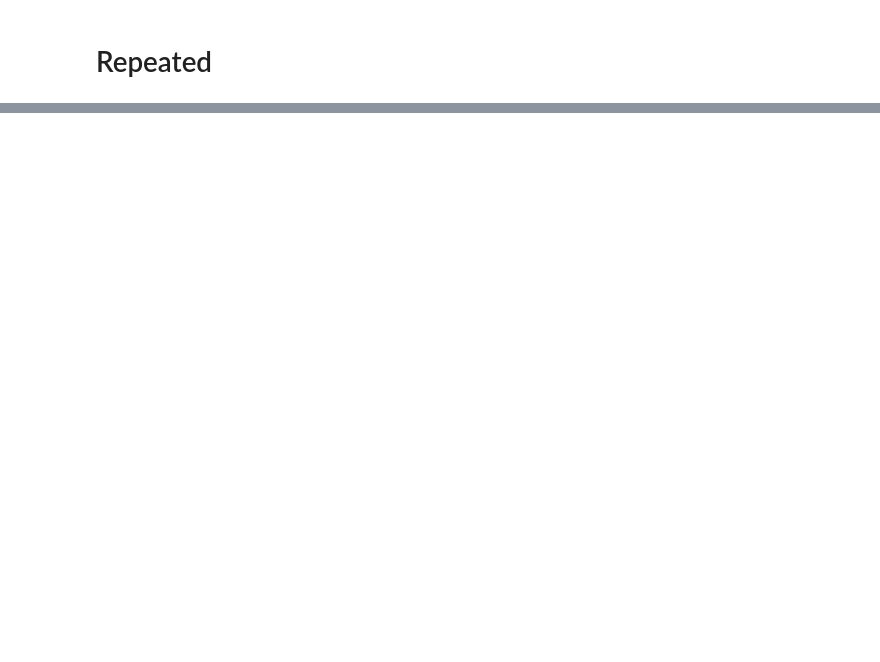
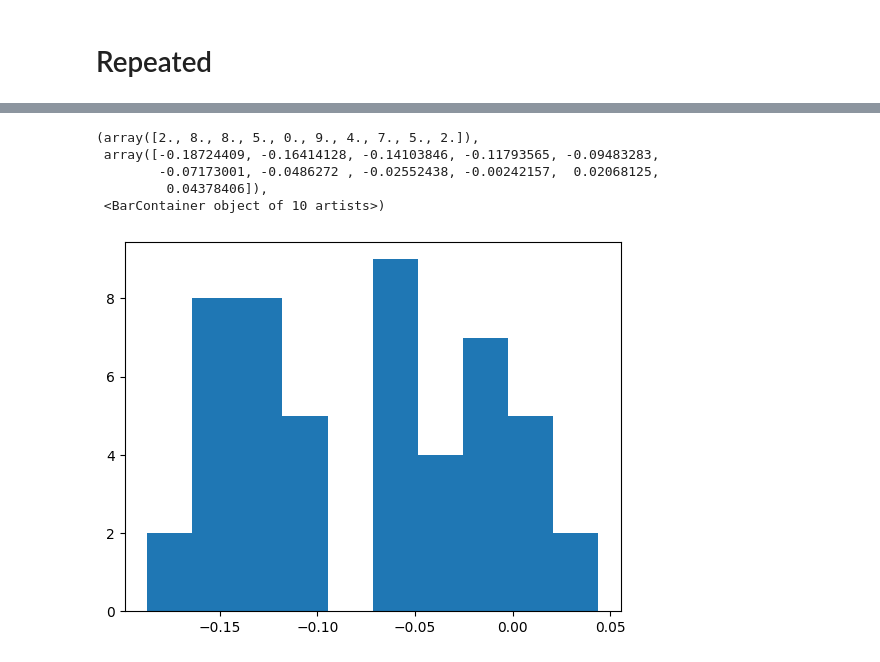
Before and after one commit to jameslavis26/time_series_clustering, a Jupyter notebook: experiments/Clustering on Gaussians/experiment.ipynb, the cells around one changed output, grey strips where cells are left out. Drawn from its saved outputs; the diff is of its cells as text; code cells hidden in the pictures; blank space fills up the shorter version.

```diff
--- a/experiments/Clustering on Gaussians/experiment.ipynb
+++ b/experiments/Clustering on Gaussians/experiment.ipynb
@@ -409,10 +406,10 @@ print(adjusted_rand_score(
 # %%
-fig, ax = plt.subplots(nrows=4, ncols=4, figsize=(15, 15))
+# fig, ax = plt.subplots(nrows=4, ncols=4, figsize=(15, 15))
 
-for i in range(4):
-    for j in range(4):
-        ax[i, j].scatter(evecs[  :10, i], evecs[  :10, j])
-        ax[i, j].scatter(evecs[10:20, i], evecs[10:20, j])
-        ax[i, j].scatter(evecs[20:30, i], evecs[20:30, j])
+# for i in range(4):
+#     for j in range(4):
+#         ax[i, j].scatter(evecs[  :10, i], evecs[  :10, j])
+#         ax[i, j].scatter(evecs[10:20, i], evecs[10:20, j])
+#         ax[i, j].scatter(evecs[20:30, i], evecs[20:30, j])
 # %%
 plt.imshow(similarity_matrix)
@@ -469,7 +474,7 @@ dynamics = [
 ]
 # %%
 epsilon = 1
-n_sets = 1
+n_sets = 20
 x0 = [1.5, 1.5]
 lag = 1
 
@@ -478,7 +483,7 @@ datasets = []
 for d_id, fd in enumerate(dynamics):
     for i in range(n_sets):
         #np.random.random()
-        d = generate_time_series(x0, fd, 300, epsilon=epsilon)
+        d = generate_time_series(x0, fd, 1000, epsilon=epsilon)
         datasets.append(
             DataHolder(
                 data=d,
@@ -498,8 +503,8 @@ for d_id, fd in enumerate(dynamics):
 paramsearch = OptunaHyperparameterTuning(
     KRRWrapper,
     param_grid={
-        "bandwidth": dict(type="float", min=0, max=2),
-        "reg": dict(type="float", min=1e-12, max=1e-5)
+        "bandwidth": dict(type="float", min=0, max=10),
+        "reg": dict(type="float", min=1e-12, max=1e-3)
     },
     scoring=mean_squared_error
 )
@@ -512,13 +517,13 @@ results = dict(
 )
 # %%
 # Loop
-for i in tqdm.tqdm(range(50)):
+for i in tqdm.tqdm(range(1000)):
     datasets = []
 
     for d_id, fd in enumerate(dynamics):
         for i in range(n_sets):
             # x0 = np.random.random()
-            d = generate_time_series(x0, fd, 400)
+            d = generate_time_series(x0, fd, 1000)
             datasets.append(
                 DataHolder(
                     data=d,#(d - d.min())/(d.max()- d.min()),
@@ -572,7 +577,7 @@ for i in tqdm.tqdm(range(50)):
     eval_idx = np.argsort(evals)
 
     evals = evals[eval_idx]
-    evecs = evecs[:, eval_idx]
+    evecs = np.real(evecs[:, eval_idx])
 
     kmeans = KMeans(n_clusters=3)
     labels = kmeans.fit_predict(evecs[:, :4])
@@ -589,13 +594,13 @@ for i in tqdm.tqdm(range(50)):
 
     results["silhouette_score_distance"].append(silhouette_score(
         distance_matrix,
-        labels_pred=[d.label for d in datasets],
+        labels=[d.label for d in datasets],
         metric="precomputed"
     ))
 
     results["silhouette_score_clustering"].append(silhouette_score(
         distance_matrix,
-        labels_pred=labels,
+        labels=labels,
         metric="precomputed"
     ))
 
@@ -602,0 +617,9 @@ for i in tqdm.tqdm(range(50)):
+# %%
+plt.hist(results["silhouette_score_distance"], bins=10)
+# %% [output]
+(array([2., 8., 8., 5., 0., 9., 4., 7., 5., 2.]),
+ array([-0.18724409, -0.16414128, -0.14103846, -0.11793565, -0.09483283,
+        -0.07173001, -0.0486272 , -0.02552438, -0.00242157,  0.02068125,
+         0.04378406]),
+ <BarContainer object of 10 artists>)
+[figure, added]
```
Also changed, not shown: parts of 10 cells of this notebook, 2 other files.
